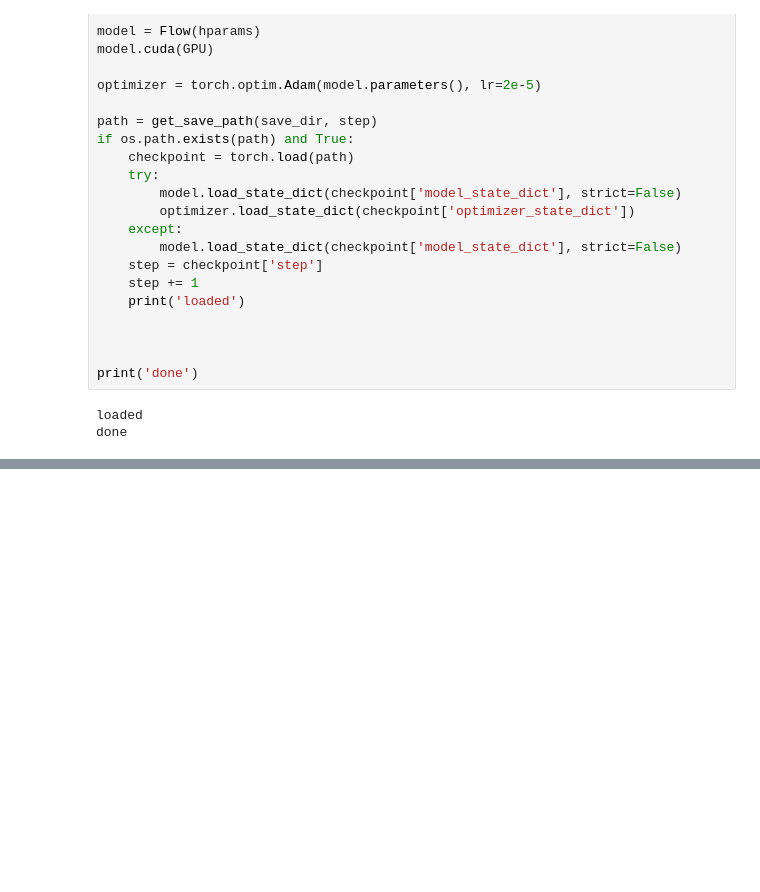
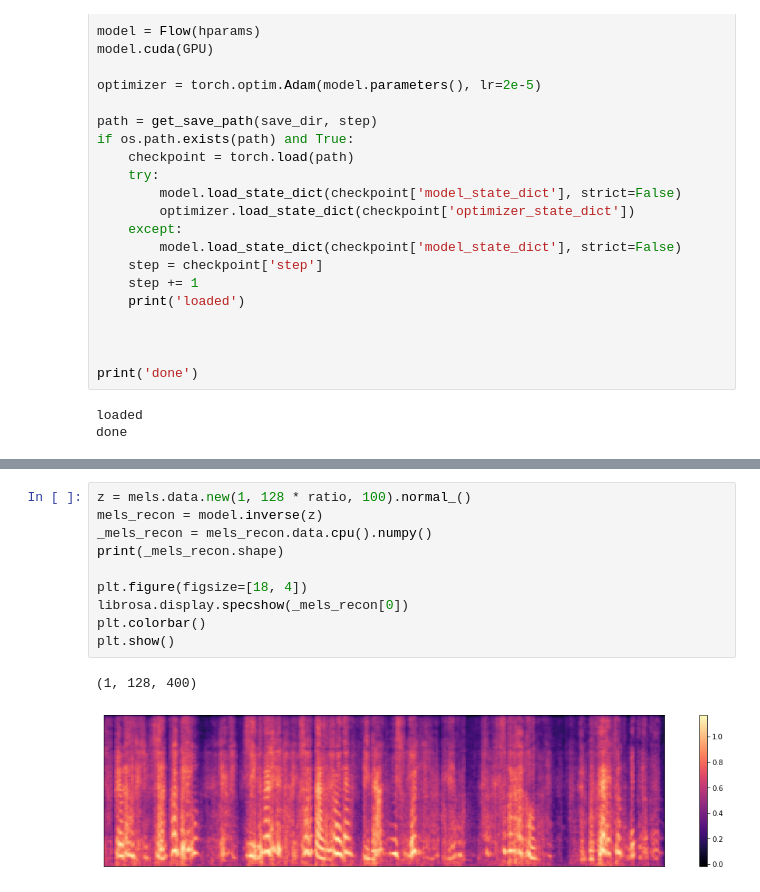
Before and after one commit to scpark20/melflow, a Jupyter notebook: torch_mel128_lstm.ipynb, the cells around one changed output, grey strips where cells are left out. Cells and saved outputs as stored; diff of their text form; blank space fills up the shorter version.

```diff
--- a/torch_mel128_lstm.ipynb
+++ b/torch_mel128_lstm.ipynb
@@ -411,3 +392,16 @@ while(True):
+# %%
+z = mels.data.new(1, 128 * ratio, 100).normal_()
+mels_recon = model.inverse(z)
+_mels_recon = mels_recon.data.cpu().numpy()
+print(_mels_recon.shape)
+
+plt.figure(figsize=[18, 4])
+librosa.display.specshow(_mels_recon[0])
+plt.colorbar()
+plt.show()
+# %% [output]
+(1, 128, 400)
+[figure, added]
 # %%
 wave = mel_to_wave(_mels_recon[0], fmax=None)
 
```
Also changed, not shown: parts of 2 cells of this notebook.
